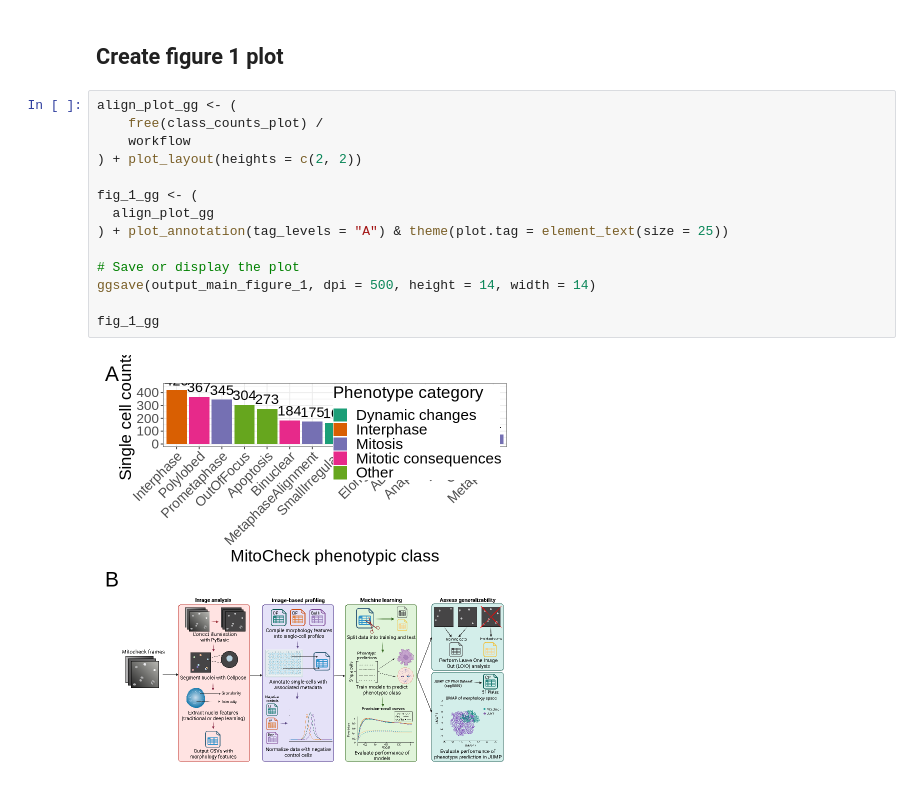
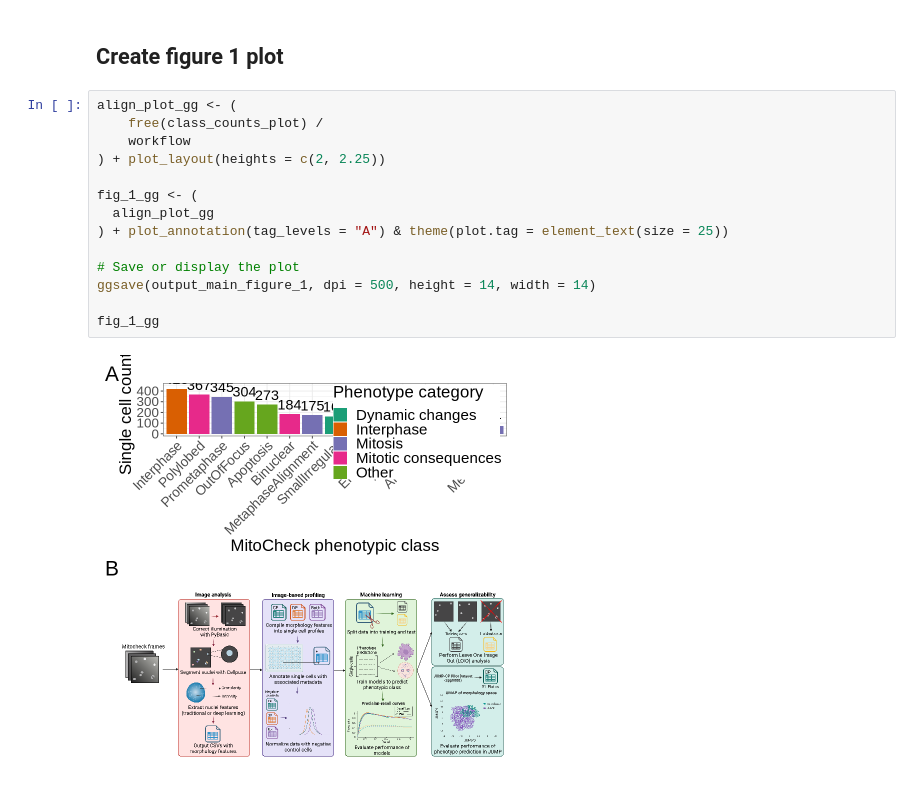
Before and after one commit to WayScience/phenotypic_profiling, a Jupyter notebook: 7.figures/Figure1_Workflow_and_Class_Chart.ipynb, the cells around one changed output. Saved outputs shown, nothing was run; the diff lists cells and outputs as text.

Commit message:
update figure heights

```diff
--- a/7.figures/Figure1_Workflow_and_Class_Chart.ipynb
+++ b/7.figures/Figure1_Workflow_and_Class_Chart.ipynb
@@ -136,16 +136,16 @@ workflow
 # %%
 align_plot_gg <- (
     free(class_counts_plot) /
     workflow
-) + plot_layout(heights = c(2, 2))
+) + plot_layout(heights = c(2, 2.25))
 
 fig_1_gg <- (
   align_plot_gg
 ) + plot_annotation(tag_levels = "A") & theme(plot.tag = element_text(size = 25))
 
 # Save or display the plot
 ggsave(output_main_figure_1, dpi = 500, height = 14, width = 14)
 
 fig_1_gg
 # %% [output]
-[figure, old version]
+[figure, new version]
```
Also changed, not shown: 2 other files.
